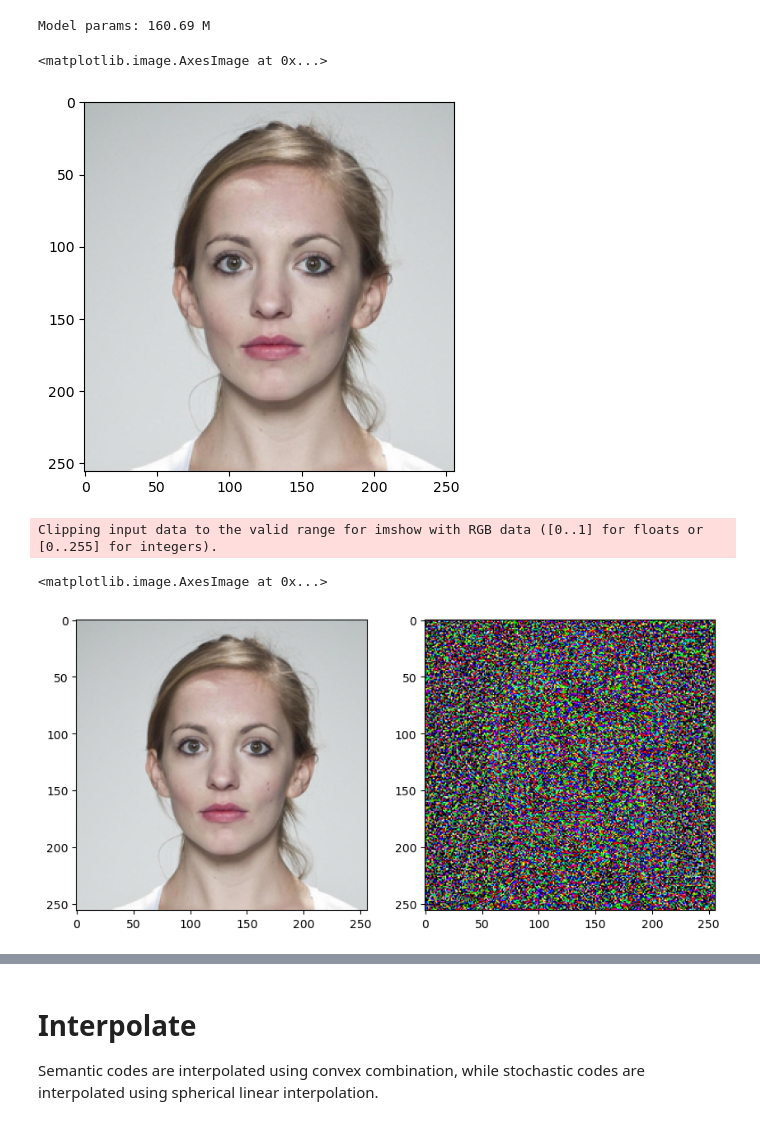
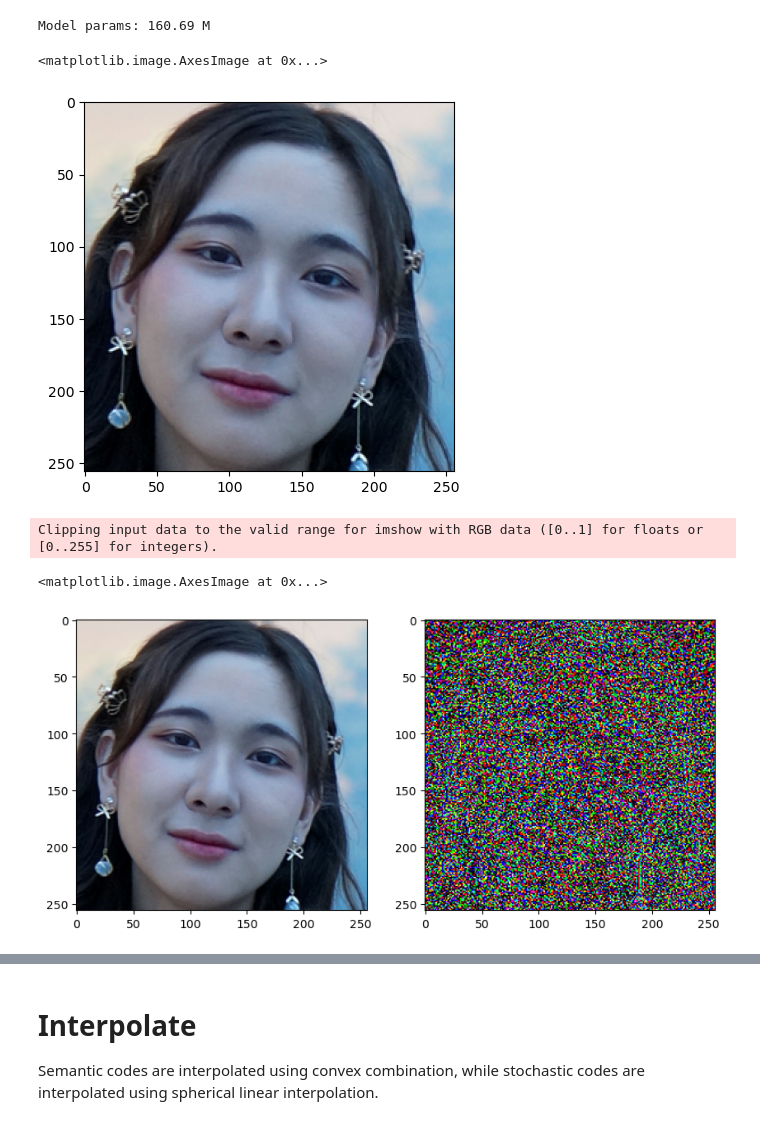
Before and after one commit to dsilvavinicius/diffae, a Jupyter notebook: interpolate.ipynb, the cells around one changed output, grey strips where cells are left out. Cells and saved outputs as stored; diff of their text form; code cells hidden in the pictures.

```diff
--- a/interpolate.ipynb
+++ b/interpolate.ipynb
@@ -16,17 +16,17 @@ model.ema_model.to(device);
 Global seed set to 0
 Model params: 160.69 M
 # %%
-data = ImageDataset('imgs_interpolate', image_size=conf.img_size, exts=['jpg', 'JPG', 'png'], do_augment=False)
+data = ImageDataset('imgs_interpolate/sandy_dst-crop', image_size=conf.img_size, exts=['jpg', 'JPG', 'png'], do_augment=False)
 batch = torch.stack([
-    data[4]['img'],
-    data[2]['img'],
+    data[0]['img'],
+    data[1]['img'],
 ])
 # %%
 import matplotlib.pyplot as plt
-plt.imshow(batch[1].permute([1, 2, 0]) / 2 + 0.5)
+plt.imshow(batch[0].permute([1, 2, 0]) / 2 + 0.5)
 # %% [output]
 <matplotlib.image.AxesImage at 0x...>
-[figure, old version]
+[figure, new version]
 # %%
 cond = model.encode(batch.to(device))
 xT = model.encode_stochastic(batch.to(device), cond, T=250)
@@ -34,9 +34,9 @@ xT = model.encode_stochastic(batch.to(device), cond, T=250)
 import matplotlib.pyplot as plt
 fig, ax = plt.subplots(1, 2, figsize=(10, 5))
 ori = (batch + 1) / 2
-ax[0].imshow(ori[1].permute(1, 2, 0).cpu())
-ax[1].imshow(xT[1].permute(1, 2, 0).cpu())
+ax[0].imshow(ori[0].permute(1, 2, 0).cpu())
+ax[1].imshow(xT[0].permute(1, 2, 0).cpu())
 # %% [output]
 Clipping input data to the valid range for imshow with RGB data ([0..1] for floats or [0..255] for integers).
 <matplotlib.image.AxesImage at 0x...>
-[figure, old version]
+[figure, new version]
```
Also changed, not shown: parts of 4 cells of this notebook, 2 other files.
